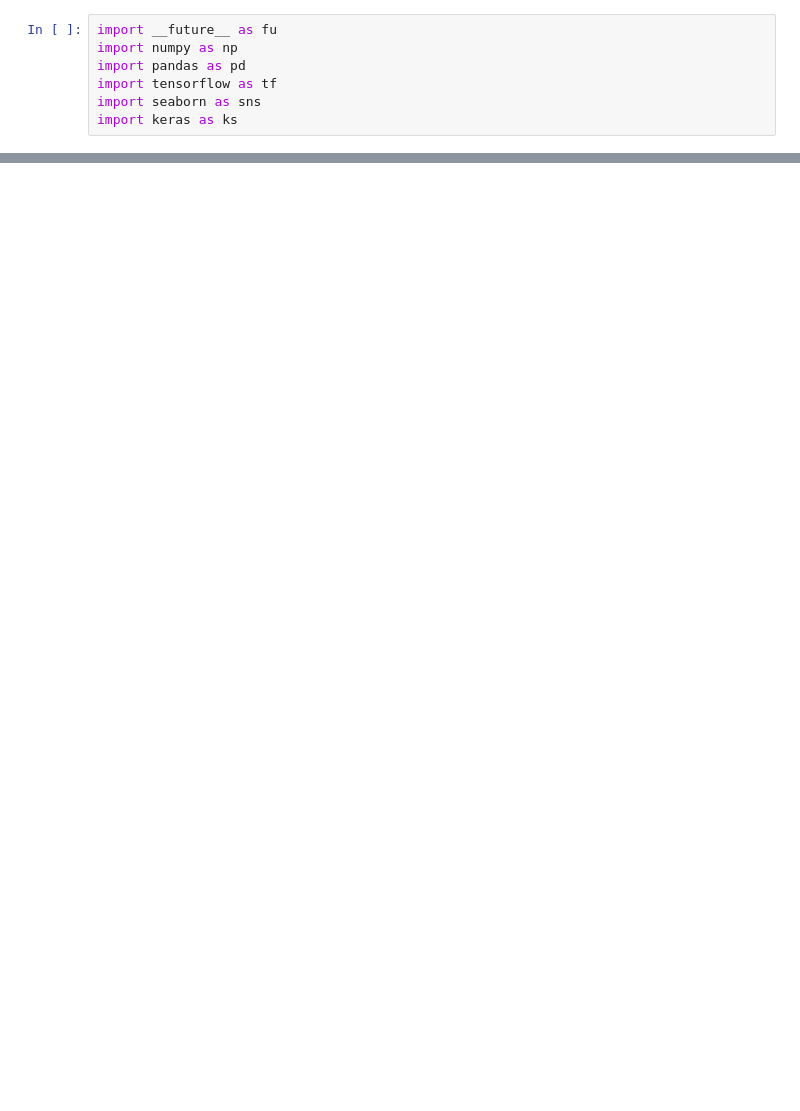
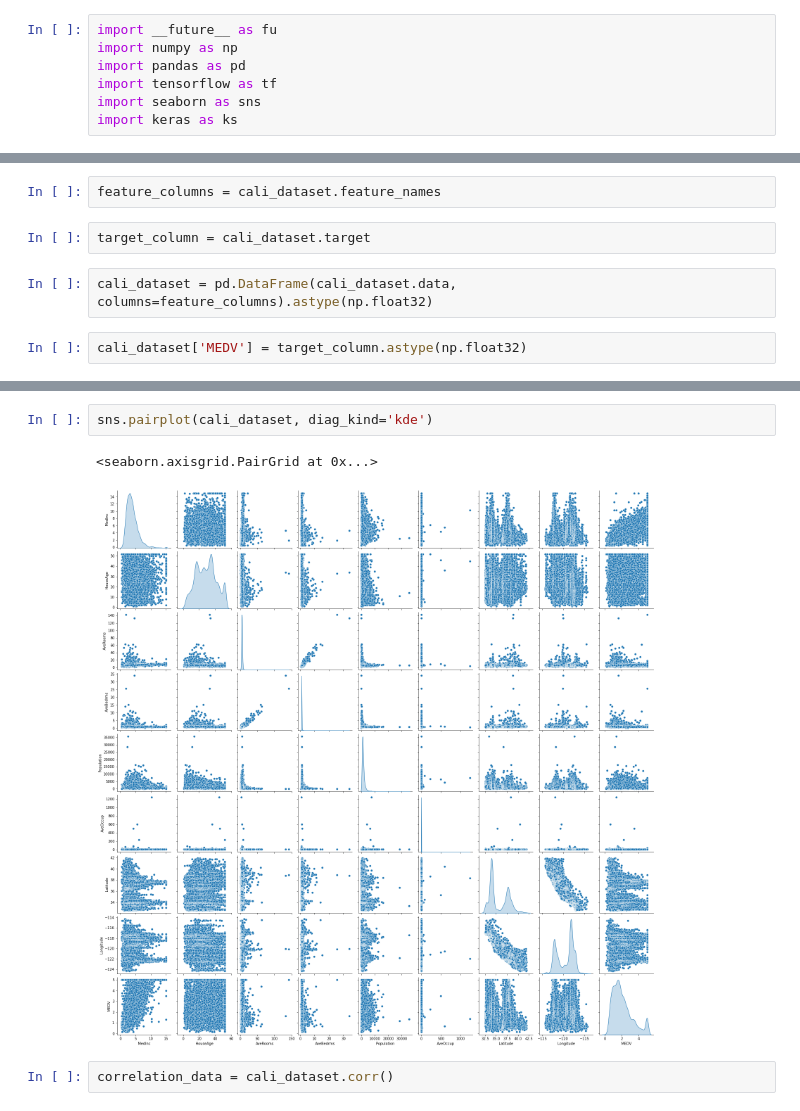
Before and after one commit to jetskiiiiiii/tensorflow-practice, a Jupyter notebook: 2-linear-regression-model.ipynb, the cells around one changed output, grey strips where cells are left out. Drawn from its saved outputs; the diff is of its cells as text; blank space fills up the shorter version.

```diff
--- a/2-linear-regression-model.ipynb
+++ b/2-linear-regression-model.ipynb
@@ -10,0 +14,8 @@ AttributeError: module 'sklearn' has no attribute 'datasets'
+# %%
+feature_columns = cali_dataset.feature_names
+# %%
+target_column = cali_dataset.target
+# %%
+cali_dataset = pd.DataFrame(cali_dataset.data, columns=feature_columns).astype(np.float32)
+# %%
+cali_dataset['MEDV'] = target_column.astype(np.float32)
@@ -10,0 +31,7 @@ AttributeError: module 'sklearn' has no attribute 'datasets'
+# %%
+sns.pairplot(cali_dataset, diag_kind='kde')
+# %% [output]
+<seaborn.axisgrid.PairGrid at 0x...>
+[figure, added]
+# %%
+correlation_data = cali_dataset.corr()
```
Also changed, not shown: parts of 7 cells of this notebook, 1 other file.
